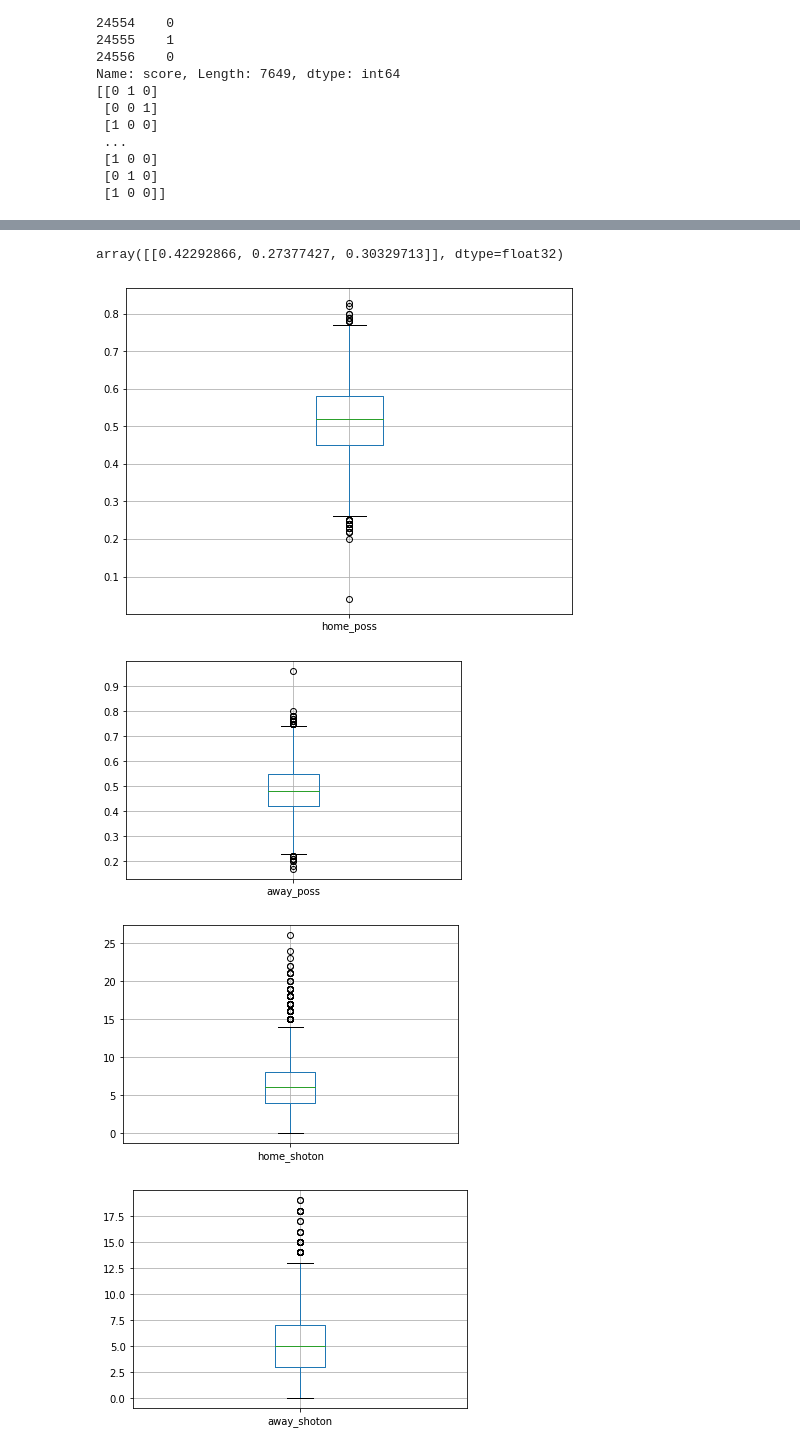
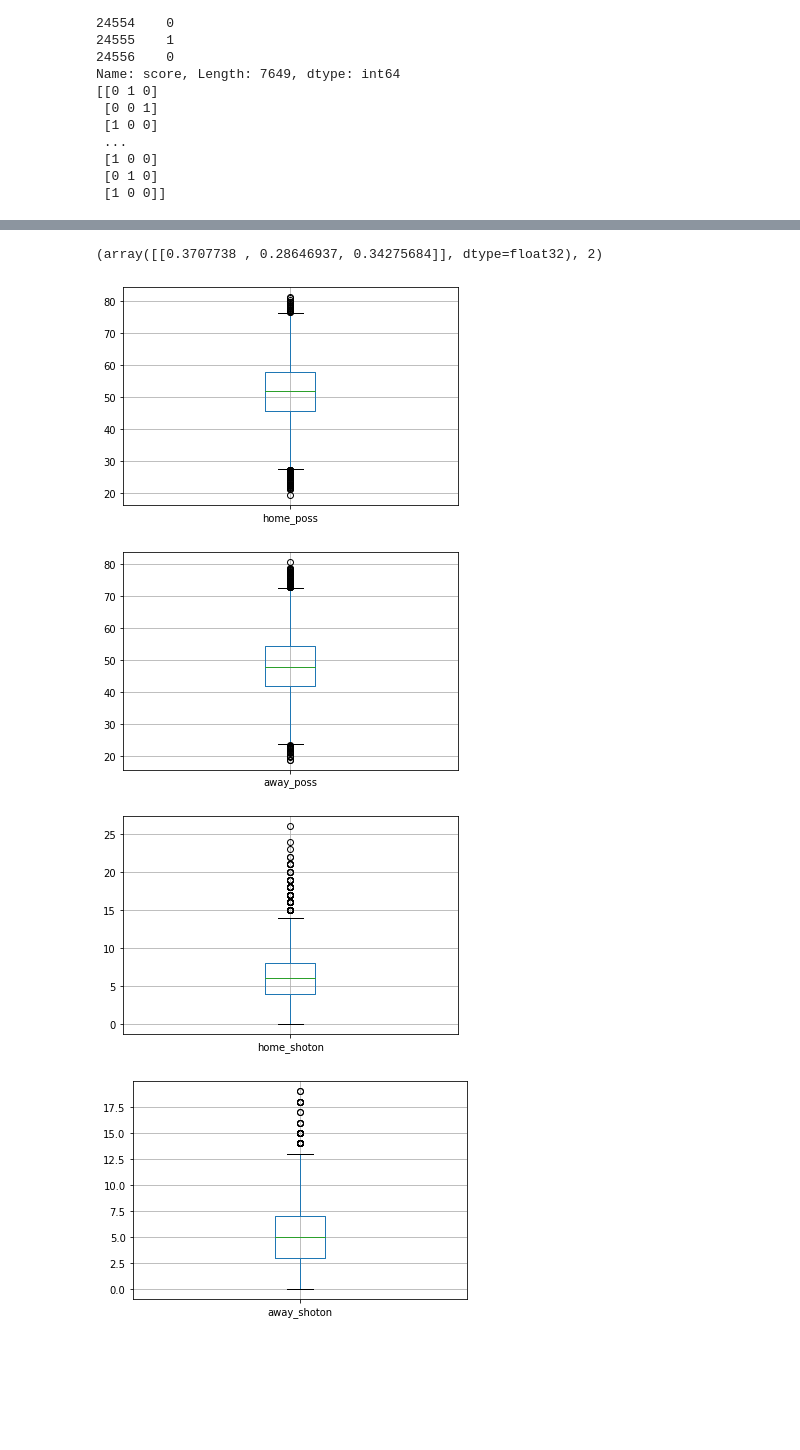
Before and after one commit to OlivierPaulo/Football_Bet, a Jupyter notebook: notebooks/data-analysis.ipynb, the cells around one changed output, grey strips where cells are left out. Saved outputs shown, nothing was run; the diff lists cells and outputs as text; code cells hidden in the pictures; blank space fills up the shorter version.

Commit message:
correct possession features

```diff
--- a/notebooks/data-analysis.ipynb
+++ b/notebooks/data-analysis.ipynb
@@ -530,11 +532,3 @@ Data columns (total 42 columns):
  41  score             13325 non-null  float64
 dtypes: float64(23), int64(9), object(10)
 memory usage: 4.9+ MB
-# %%
-## Send to this function the "Possession" Series in order to extract the final possession of the Game.
-
-def home_possession(s):
-    return int(s[s.rfind("<homepos>")+len("<homepos>"):s.rfind("</homepos>")])/100
-
-def away_possession(s):
-    return int(s[s.rfind("<awaypos>")+len("<awaypos>"):s.rfind("</awaypos>")])/100
@@ -577,3 +567,27 @@ Data columns (total 42 columns):
  41  score             7930 non-null   float64
 dtypes: float64(23), int64(9), object(10)
 memory usage: 2.6+ MB
+# %%
+## Send to this function the "Possession" Series in order to extract the final average possession of the Game.
+
+def home_possession(s):
+    h_poss_list = []
+    start = 0
+    stop = 0
+    while(s.find("<homepos>") != -1):
+        start = s.find("<homepos>")+len("<homepos>")
+        stop = s.find("</homepos>")
+        h_poss_list.append(int(s[start:stop]))
+        s = s[stop+len("</homepos>"):]
+    return round(sum(h_poss_list)/len(h_poss_list),2)
+
+def away_possession(s):
+    a_poss_list = []
+    start = 0
+    stop = 0
+    while(s.find("<awaypos>") != -1):
+        start = s.find("<awaypos>")+len("<awaypos>")
+        stop = s.find("</awaypos>")
+        a_poss_list.append(int(s[start:stop]))
+        s = s[stop+len("</awaypos>"):]
+    return round(sum(a_poss_list)/len(a_poss_list),2)
@@ -803,8 +821,8 @@ attributes_list = ['shoton', 'shotoff', 'foulcommit', 'card', 'cross', 'corner']
 final_df = relevant_match.copy()
 # %%
 for attribute in attributes_list:
-    final_df["home_"+attribute] = pd.Series()
-    final_df["away_"+attribute] = pd.Series()
+    final_df["home_"+attribute] = pd.Series(dtype='int64')
+    final_df["away_"+attribute] = pd.Series(dtype='int64')
     for ix, row in final_df.iterrows():
         final_df.loc[ix, "home_"+attribute] = int(final_df.loc[ix, attribute].count(str(final_df.loc[ix, "home_team_api_id"])))
         final_df.loc[ix, "away_"+attribute] = int(final_df.loc[ix, attribute].count(str(final_df.loc[ix, "away_team_api_id"])))
@@ -1331,4 +1244,4 @@ array([[0.42292866, 0.27377427, 0.30329713]], dtype=float32)
 # %%
-model.predict(r_scaler.transform([final_df.loc[1730, features]]))
+model.predict(r_scaler.transform([final_df.loc[1730, features]])), final_df.loc[1730, "score"]
 # %% [output]
-array([[0.42292866, 0.27377427, 0.30329713]], dtype=float32)
+(array([[0.3707738 , 0.28646937, 0.34275684]], dtype=float32), 2)
@@ -1337,19 +1248,17 @@ model.predict(r_scaler.transform([final_df.loc[1730, features]]))
 # %%
 features = ['home_poss', 'away_poss', 'home_shoton',
         'away_shoton', 'home_shotoff', 'away_shotoff', 'home_foulcommit',
         'away_foulcommit', 'home_card', 'away_card', 'home_cross', 'away_cross',
         'home_corner', 'away_corner']
 
 target = 'score'
 
-plt.figure(figsize=(8,6))
-
 for feature in features:
     final_df[[feature]].boxplot()
     plt.show()
 # %% [output]
-[figure, old version]
+[figure, new version]
-[figure, old version]
+[figure, new version]
 [figure]
 [figure]
 [figure]
```
Also changed, not shown: parts of 48 cells of this notebook.
